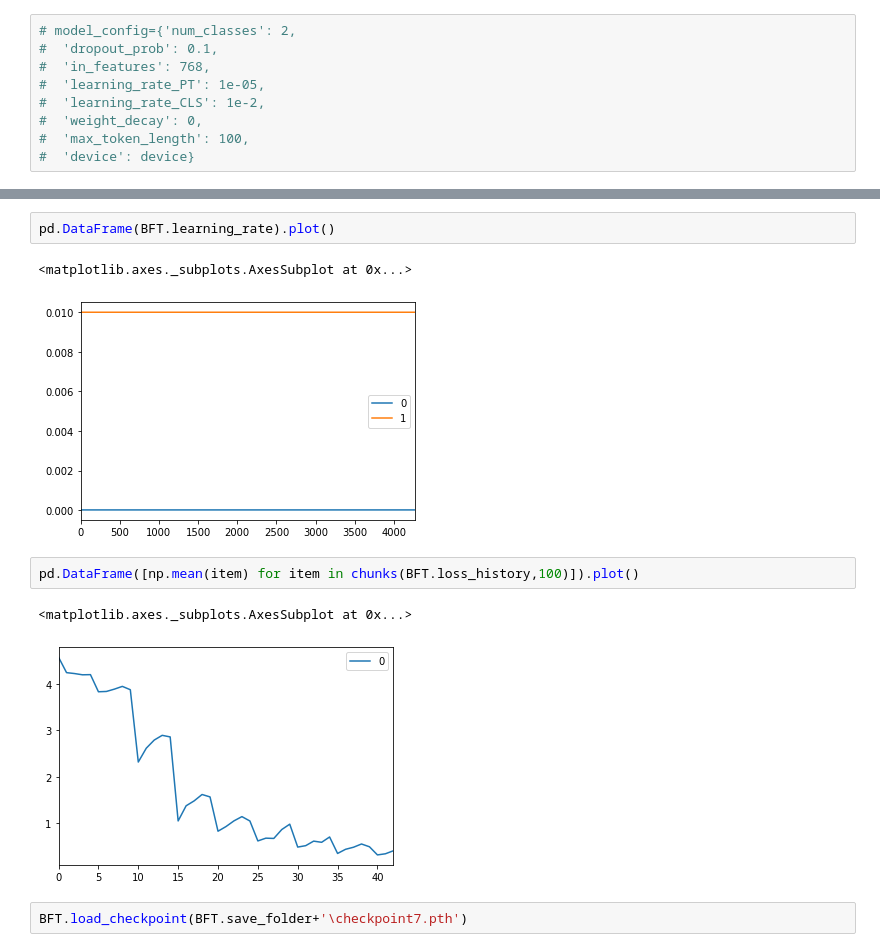
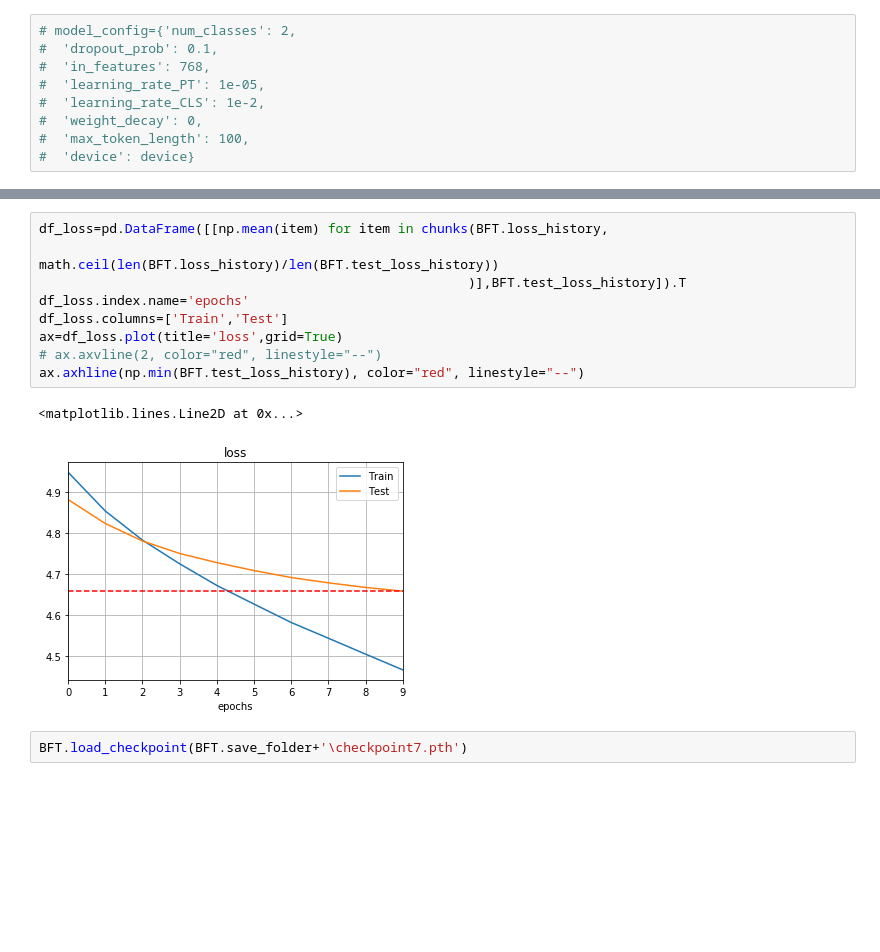
Before and after one commit to rouzbeh-afrasiabi/BertFineTuning, a Jupyter notebook: train_question_answering.ipynb, the cells around one changed output, grey strips where cells are left out. Cells and saved outputs as stored; diff of their text form; blank space fills up the shorter version.

```diff
--- a/train_question_answering.ipynb
+++ b/train_question_answering.ipynb
@@ -66,12 +76,14 @@ KeyboardInterrupt:
-# %%
-pd.DataFrame(BFT.learning_rate).plot()
-# %% [output]
-<matplotlib.axes._subplots.AxesSubplot at 0x...>
-[figure, removed]
-# %%
-pd.DataFrame([np.mean(item) for item in chunks(BFT.loss_history,100)]).plot()
-# %% [output]
-<matplotlib.axes._subplots.AxesSubplot at 0x...>
-[figure, removed]
+# %%
+df_loss=pd.DataFrame([[np.mean(item) for item in chunks(BFT.loss_history,
+                                                       math.ceil(len(BFT.loss_history)/len(BFT.test_loss_history))
+                                                       )],BFT.test_loss_history]).T
+df_loss.index.name='epochs'
+df_loss.columns=['Train','Test']
+ax=df_loss.plot(title='loss',grid=True)
+# ax.axvline(2, color="red", linestyle="--")
+ax.axhline(np.min(BFT.test_loss_history), color="red", linestyle="--")
+# %% [output]
+<matplotlib.lines.Line2D at 0x...>
+[figure, added]
 # %%
 BFT.load_checkpoint(BFT.save_folder+'\checkpoint7.pth')
```
Also changed, not shown: parts of 8 cells of this notebook, 3 other files.
